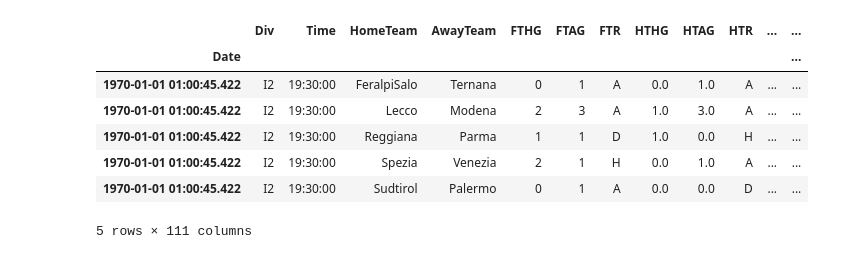
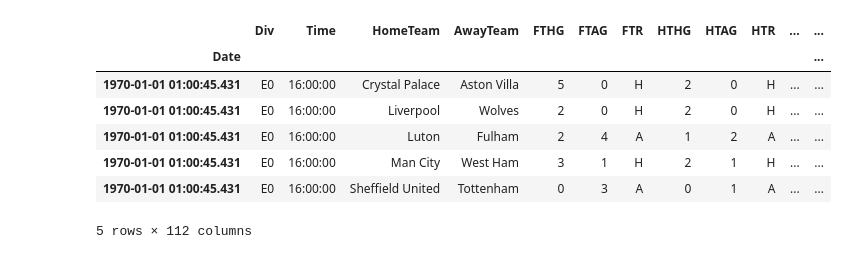
Before and after one commit to vittoN/ML-SOC, a Jupyter notebook: Merger.ipynb, the cells around one changed output. Drawn from its saved outputs; the diff is of its cells as text; code cells hidden in the pictures.

```diff
--- a/Merger.ipynb
+++ b/Merger.ipynb
@@ -24,11 +24,11 @@ from sklearn import preprocessing
 # data2223 = pd.read_excel('data/engdata/22-23.xlsx', index_col='Date')
 # data2324 = pd.read_excel('data/engdata/23-24.xlsx', index_col='Date')
 
-data1920 = pd.read_excel('data/engdata/Serie B/19-20-E.xlsx', index_col='Date')
-data2021 = pd.read_excel('data/engdata/Serie B/20-21-E.xlsx', index_col='Date')
-data2122 = pd.read_excel('data/engdata/Serie B/21-22-E.xlsx', index_col='Date')
-data2223 = pd.read_excel('data/engdata/Serie B/22-23-E.xlsx', index_col='Date')
-data2324 = pd.read_excel('data/engdata/Serie B/23-24-E.xlsx', index_col='Date')
+data1920 = pd.read_excel('data/engdata/PremierLeague/19-20-E.xlsx', index_col='Date')
+data2021 = pd.read_excel('data/engdata/PremierLeague/20-21-E.xlsx', index_col='Date')
+data2122 = pd.read_excel('data/engdata/PremierLeague/21-22-E.xlsx', index_col='Date')
+data2223 = pd.read_excel('data/engdata/PremierLeague/22-23-E.xlsx', index_col='Date')
+data2324 = pd.read_excel('data/engdata/PremierLeague/23-24-E.xlsx', index_col='Date')
 
 data = data1920
 
@@ -58,9 +58,9 @@ Date
 |  | Div | Time | HomeTeam | AwayTeam | FTHG | FTAG | FTR | HTHG | HTAG | HTR | ... | ... |
 | Date |  |  |  |  |  |  |  |  |  |  |  | ... |
-| 1970-01-01 01:00:45.422 | I2 | 19:30:00 | FeralpiSalo | Ternana | 0 | 1 | A | 0.0 | 1.0 | A | ... | ... |
-| 1970-01-01 01:00:45.422 | I2 | 19:30:00 | Lecco | Modena | 2 | 3 | A | 1.0 | 3.0 | A | ... | ... |
-| 1970-01-01 01:00:45.422 | I2 | 19:30:00 | Reggiana | Parma | 1 | 1 | D | 1.0 | 0.0 | H | ... | ... |
-| 1970-01-01 01:00:45.422 | I2 | 19:30:00 | Spezia | Venezia | 2 | 1 | H | 0.0 | 1.0 | A | ... | ... |
-| 1970-01-01 01:00:45.422 | I2 | 19:30:00 | Sudtirol | Palermo | 0 | 1 | A | 0.0 | 0.0 | D | ... | ... |
+| 1970-01-01 01:00:45.431 | E0 | 16:00:00 | Crystal Palace | Aston Villa | 5 | 0 | H | 2 | 0 | H | ... | ... |
+| 1970-01-01 01:00:45.431 | E0 | 16:00:00 | Liverpool | Wolves | 2 | 0 | H | 2 | 0 | H | ... | ... |
+| 1970-01-01 01:00:45.431 | E0 | 16:00:00 | Luton | Fulham | 2 | 4 | A | 1 | 2 | A | ... | ... |
+| 1970-01-01 01:00:45.431 | E0 | 16:00:00 | Man City | West Ham | 3 | 1 | H | 2 | 1 | H | ... | ... |
+| 1970-01-01 01:00:45.431 | E0 | 16:00:00 | Sheffield United | Tottenham | 0 | 3 | A | 0 | 1 | A | ... | ... |
-5 rows × 111 columns
+5 rows × 112 columns
 # %%
```
Also changed, not shown: parts of 2 cells of this notebook, 23 other files.
